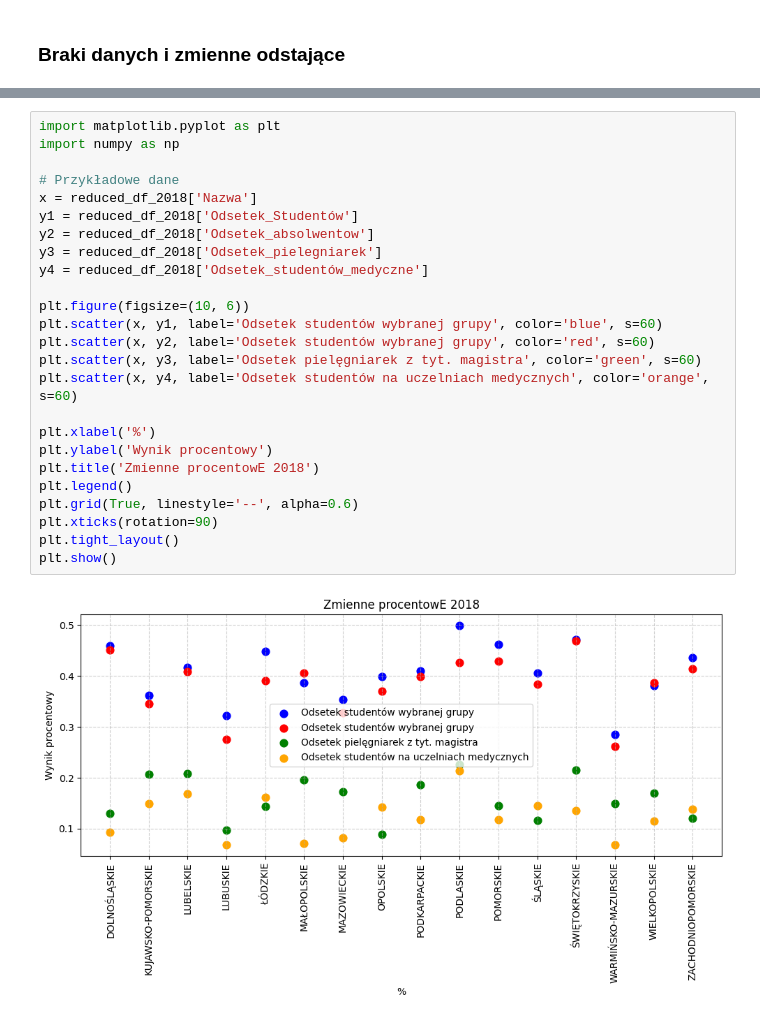
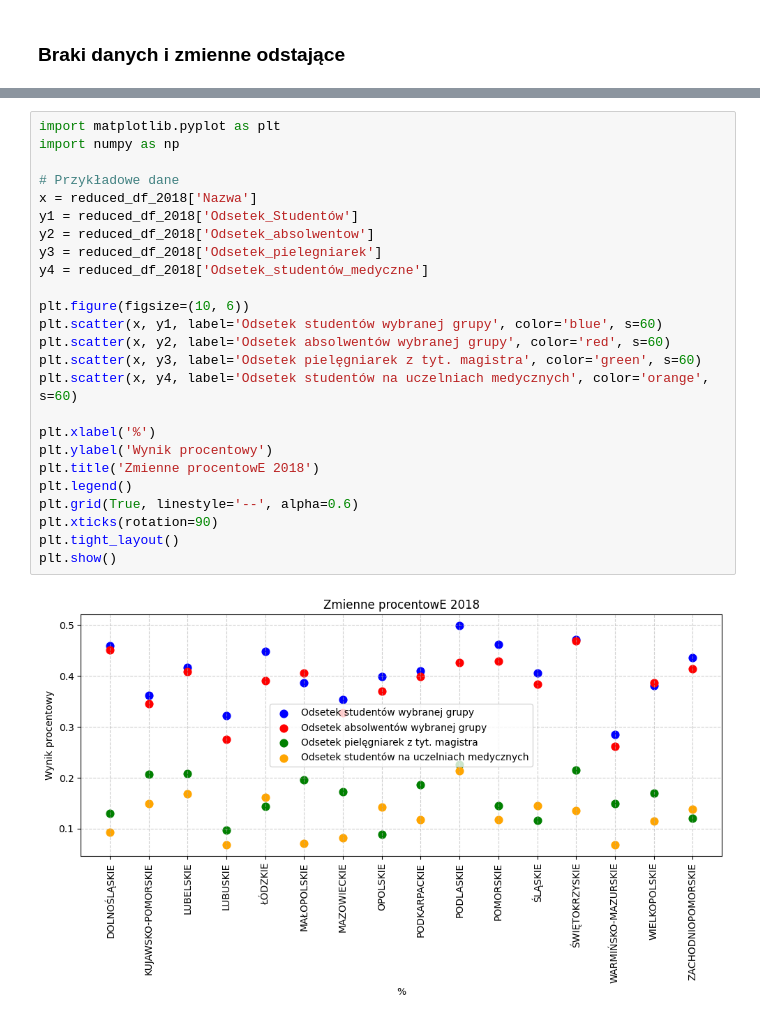
Before and after one commit to Dnsflr/Ekonometria-projekt, a Jupyter notebook: calculations.ipynb, the cells around one changed output, grey strips where cells are left out. Saved outputs shown, nothing was run; the diff lists cells and outputs as text.

```diff
--- a/calculations.ipynb
+++ b/calculations.ipynb
@@ -319,30 +319,30 @@ plt.show()
 # %%
 import matplotlib.pyplot as plt
 import numpy as np
 
 # Przykładowe dane
 x = reduced_df_2018['Nazwa']
 y1 = reduced_df_2018['Odsetek_Studentów']
 y2 = reduced_df_2018['Odsetek_absolwentow']
 y3 = reduced_df_2018['Odsetek_pielegniarek']
 y4 = reduced_df_2018['Odsetek_studentów_medyczne']
 
 plt.figure(figsize=(10, 6))
 plt.scatter(x, y1, label='Odsetek studentów wybranej grupy', color='blue', s=60)
-plt.scatter(x, y2, label='Odsetek studentów wybranej grupy', color='red', s=60)
+plt.scatter(x, y2, label='Odsetek absolwentów wybranej grupy', color='red', s=60)
 plt.scatter(x, y3, label='Odsetek pielęgniarek z tyt. magistra', color='green', s=60)
 plt.scatter(x, y4, label='Odsetek studentów na uczelniach medycznych', color='orange', s=60)
 
 plt.xlabel('%')
 plt.ylabel('Wynik procentowy')
 plt.title('Zmienne procentowE 2018')
 plt.legend()
 plt.grid(True, linestyle='--', alpha=0.6)
 plt.xticks(rotation=90)
 plt.tight_layout()
 plt.show()
 # %% [output]
-[figure, old version]
+[figure, new version]
 # %%
 import matplotlib.pyplot as plt
 import numpy as np
```
Also changed, not shown: parts of 4 cells of this notebook.
